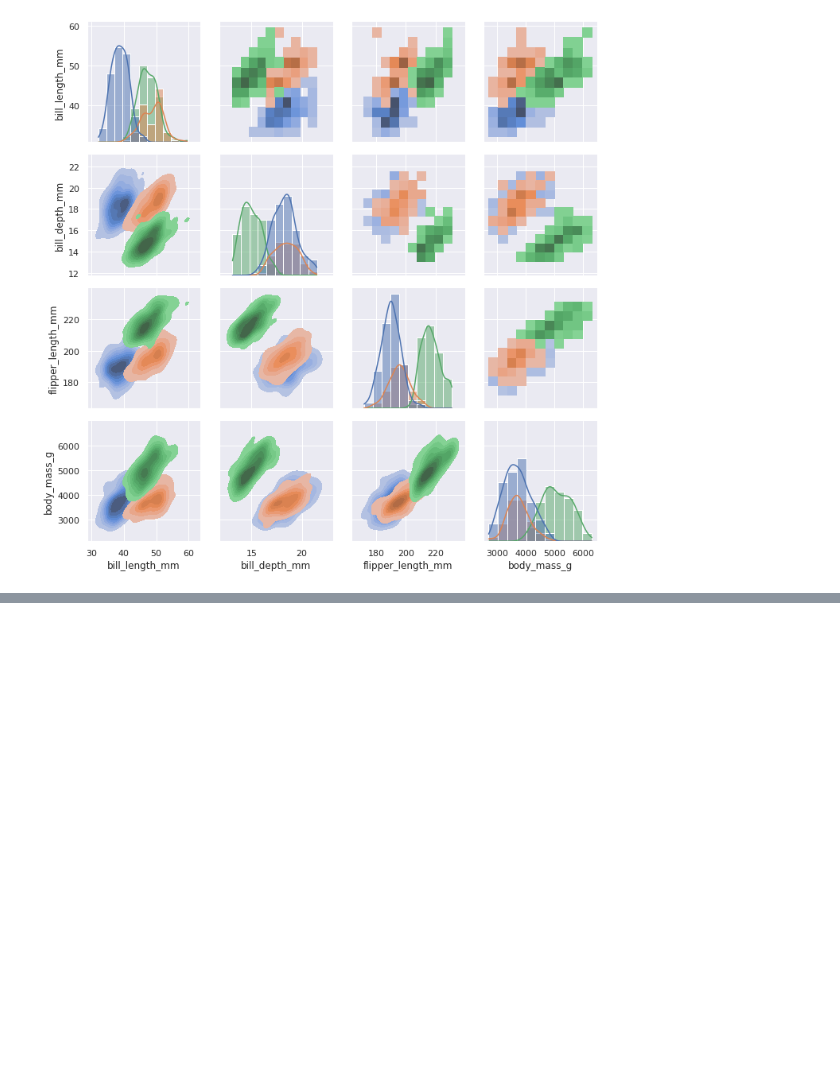
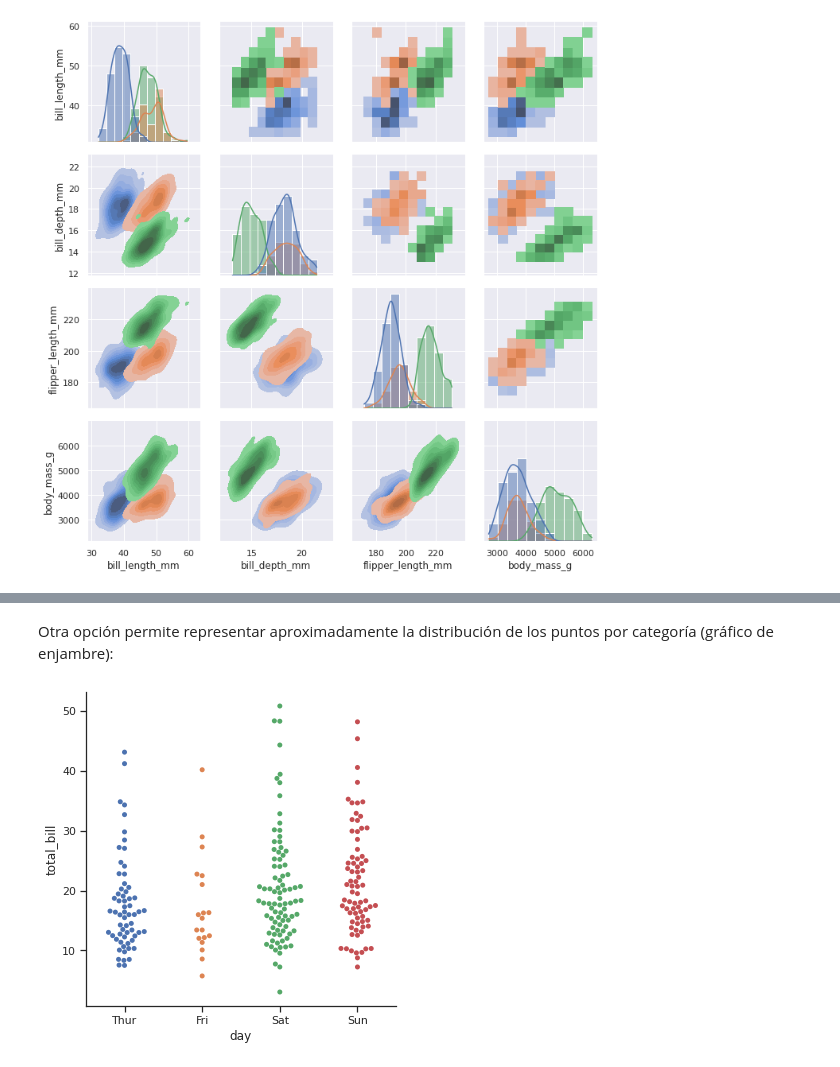
Before and after one commit to luisbarboza27/Notebooks_CA0502, a Jupyter notebook: Semana_5_2.ipynb, the cells around one changed output, grey strips where cells are left out. Cells and saved outputs as stored; diff of their text form; code cells hidden in the pictures; blank space fills up the shorter version.

```diff
--- a/Semana_5_2.ipynb
+++ b/Semana_5_2.ipynb
@@ -414,0 +441,6 @@ g.map_diag(sns.histplot, kde=True)
+# %% [markdown]
+Otra opción permite representar aproximadamente la distribución de los puntos por categoría (gráfico de enjambre):
+# %%
+sns.catplot(x="day", y="total_bill", kind="swarm", data=tips);
+# %% [output]
+[figure, added]
```
Also changed, not shown: parts of 57 cells of this notebook.
